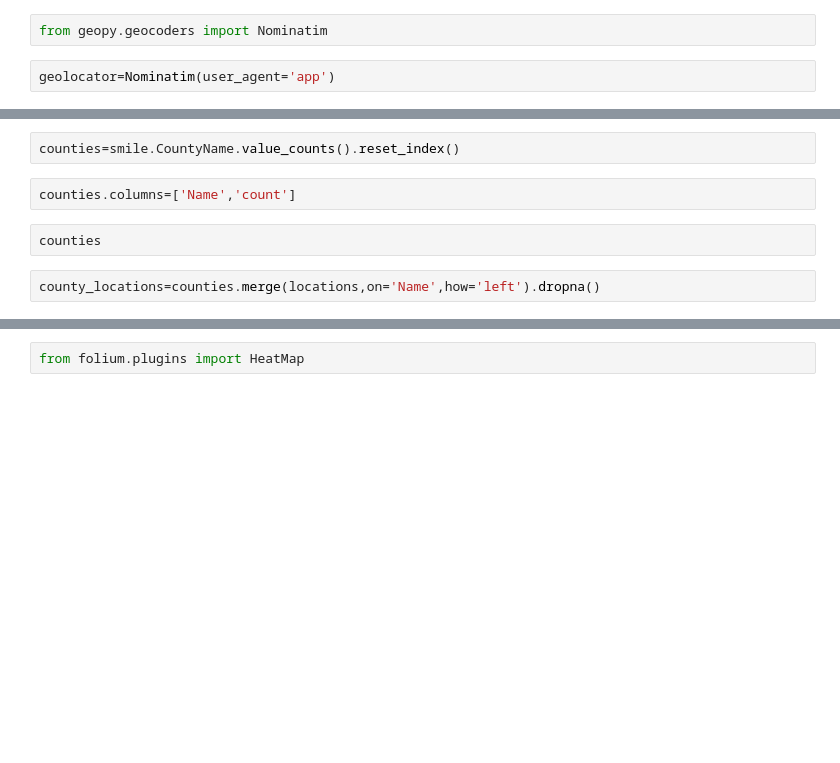
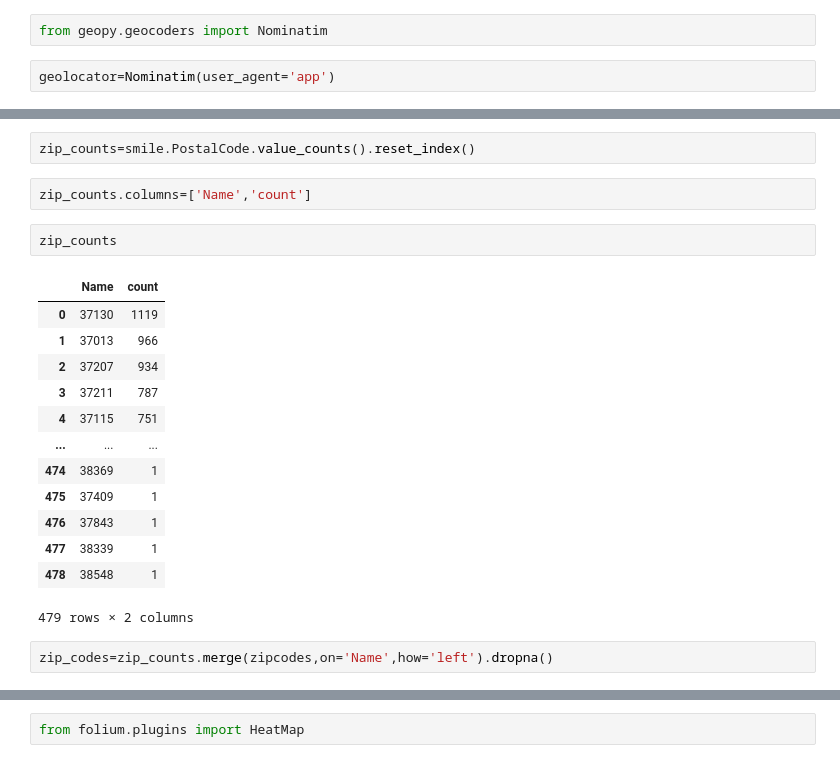
Before and after one commit to abcarlisle22/smile-on-lava-girl, a Jupyter notebook: Notebook/smile.ipynb, the cells around one changed output, grey strips where cells are left out. Cells and saved outputs as stored; diff of their text form; blank space fills up the shorter version.

```diff
--- a/Notebook/smile.ipynb
+++ b/Notebook/smile.ipynb
@@ -80,9 +285,23 @@ locations.head()
 # %%
-counties=smile.CountyName.value_counts().reset_index()
+zip_counts=smile.PostalCode.value_counts().reset_index()
 # %%
-counties.columns=['Name','count']
+zip_counts.columns=['Name','count']
-# %%
-counties
+# %%
+zip_counts
+# %% [output]
+|  | Name | count |
+| 0 | 37130 | 1119 |
+| 1 | 37013 | 966 |
+| 2 | 37207 | 934 |
+| 3 | 37211 | 787 |
+| 4 | 37115 | 751 |
+| ... | ... | ... |
+| 474 | 38369 | 1 |
+| 475 | 37409 | 1 |
+| 476 | 37843 | 1 |
+| 477 | 38339 | 1 |
+| 478 | 38548 | 1 |
+479 rows × 2 columns
 # %%
-county_locations=counties.merge(locations,on='Name',how='left').dropna()
+zip_codes=zip_counts.merge(zipcodes,on='Name',how='left').dropna()
 # %%
```
Also changed, not shown: parts of 63 cells of this notebook, 4 other files.
